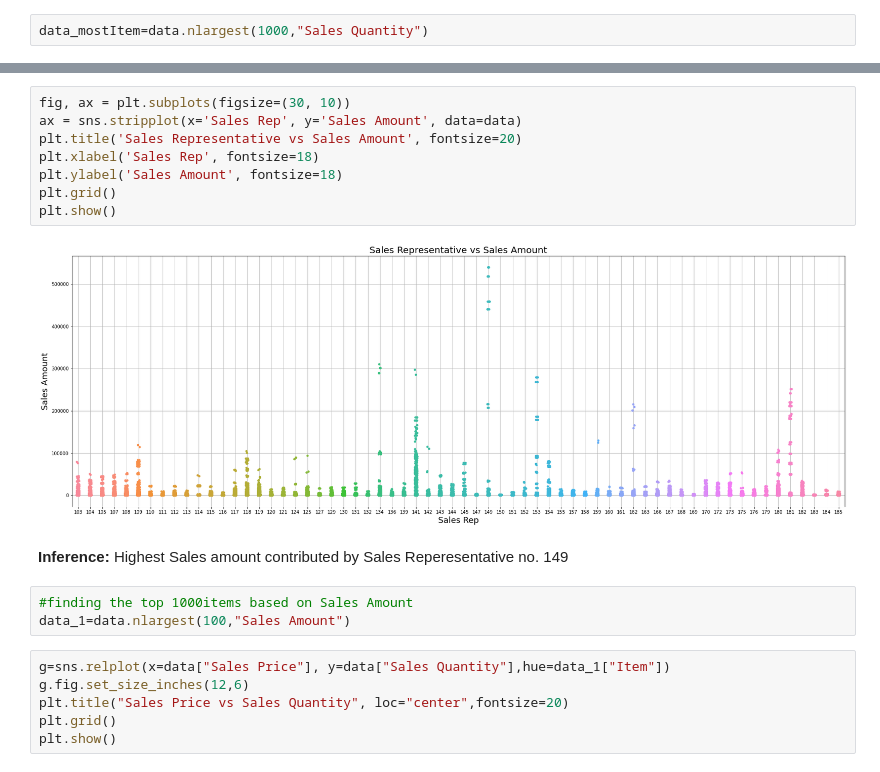
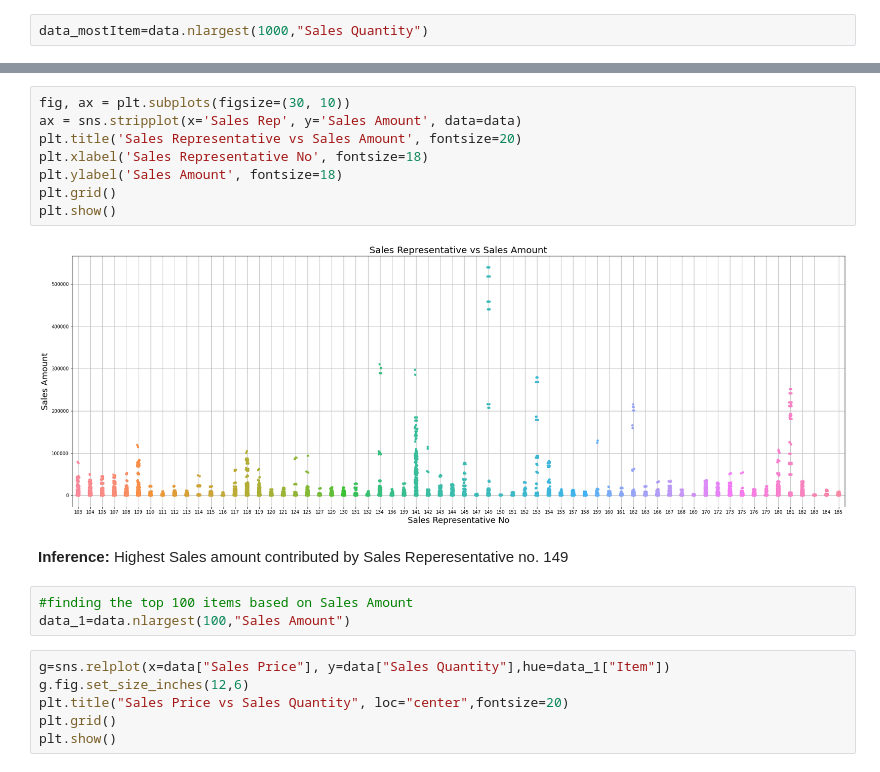
Before and after one commit to joshiaastha/Sales-Management-Data-Analysis, a Jupyter notebook: ETL_TheInternAcademy.ipynb, the cells around one changed output, grey strips where cells are left out. Cells and saved outputs as stored; diff of their text form.

```diff
--- a/ETL_TheInternAcademy.ipynb
+++ b/ETL_TheInternAcademy.ipynb
@@ -641,17 +628,17 @@ From the 3rd graph we see that 'High Top Dried Mushrooms' were sold in the maxim
 # %%
 fig, ax = plt.subplots(figsize=(30, 10))
 ax = sns.stripplot(x='Sales Rep', y='Sales Amount', data=data)
 plt.title('Sales Representative vs Sales Amount', fontsize=20)
-plt.xlabel('Sales Rep', fontsize=18)
+plt.xlabel('Sales Representative No', fontsize=18)
 plt.ylabel('Sales Amount', fontsize=18)
 plt.grid()
 plt.show()
 # %% [output]
-[figure, old version]
+[figure, new version]
 # %% [markdown]
 **Inference:** Highest Sales amount contributed by Sales Reperesentative no. 149
 # %%
-#finding the top 1000items based on Sales Amount
+#finding the top 100 items based on Sales Amount
 data_1=data.nlargest(100,"Sales Amount")
 # %%
 g=sns.relplot(x=data["Sales Price"], y=data["Sales Quantity"],hue=data_1["Item"])
```
Also changed, not shown: parts of 32 cells of this notebook.
